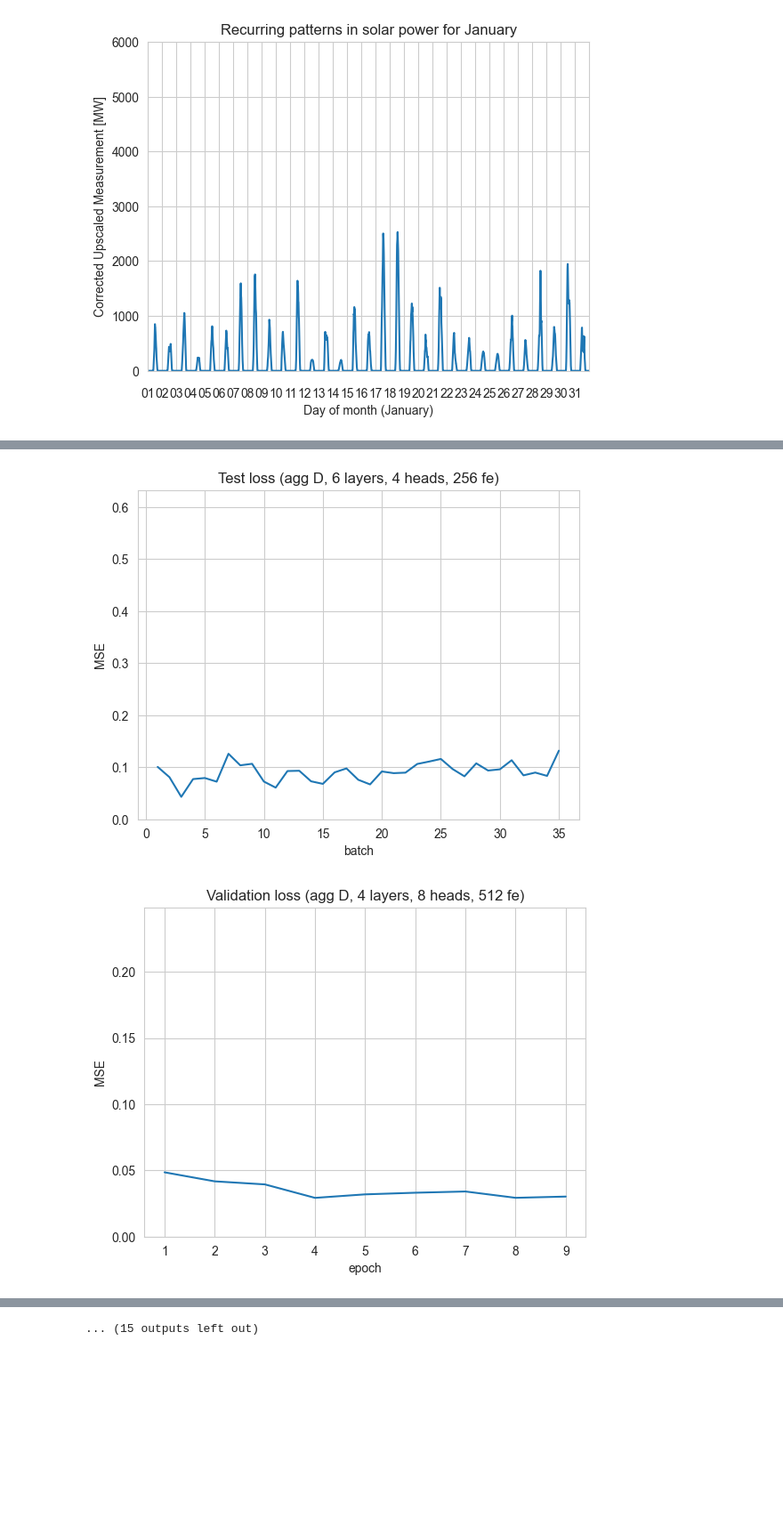
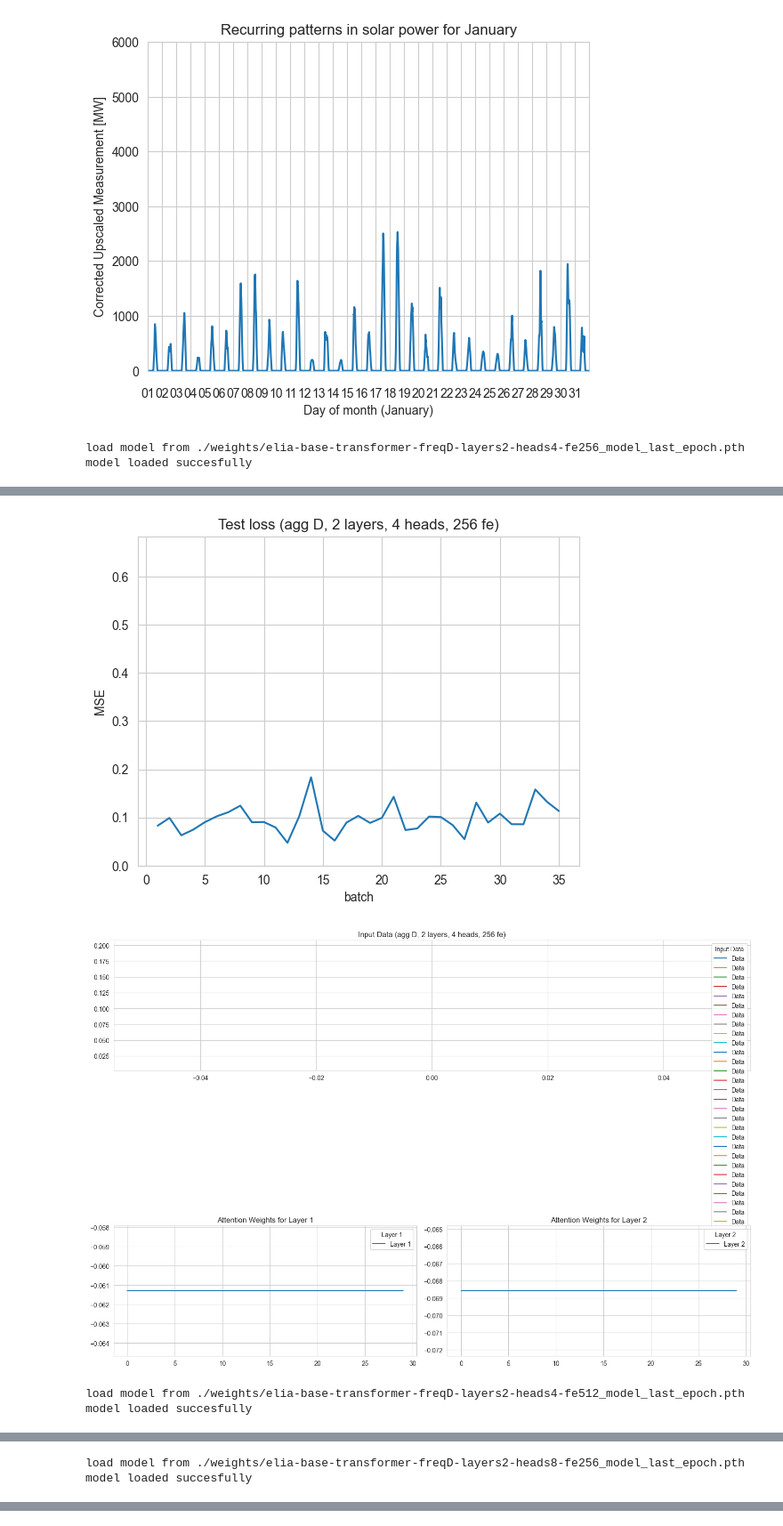
Before and after one commit to avhou/dne, a Jupyter notebook: code/figures.ipynb, the cells around one changed output, grey strips where cells are left out. Shown at 89% size. Drawn from its saved outputs; the diff is of its cells as text; code cells hidden in the pictures; blank space fills up the shorter version.

Commit message:
add support for attention visualisation

```diff
--- a/code/figures.ipynb
+++ b/code/figures.ipynb
@@ -35,20 +60,20 @@ import matplotlib.pyplot as plt
 import seaborn as sns
 import matplotlib.pyplot as plt
 from typing import *
-import re
 import os
+import building_blocks
+from utils import ConfigSettings
 
-def determine_params(filename: str) -> Tuple[str, int, int, int]:
-    matches = re.search("(.*)-freq(.*)-layers(\d*)-heads(\d*)-fe(\d*)_(.*)_losses\.pkl", filename)
-    return (str(matches.group(2)), int(matches.group(3)), int(matches.group(4)), int(matches.group(5)))
+
+from importlib import reload
+reload(building_blocks)
+from building_blocks import *
 
 def figure_filename(kind: str, freq: str, layers: int, heads: int, fe: int) -> str:
-    return f"./figures/{kind}-loss-freq{freq}-layers{layers}-heads{heads}-fe{fe}.png"
+    return f"./figures/{kind}-loss-{filename_part(encoder_type, freq, layers, heads, fe)}.png"
 
-
-def plot_train_validation_loss(file: str):
+def plot_train_validation_loss(file: str, freq: str, layers: int, heads: int, fe: int):
     data = pd.read_pickle(file)
-    freq, layers, heads, fe = determine_params(file)
     data['epoch'] = pd.Series([int(x) + 1 for x in range(len(data))])
 
     fig, ax = plt.subplots()
@@ -56,18 +81,17 @@ def plot_train_validation_loss(file: str):
     g.set_title(f"Validation loss (agg {freq}, {layers} layers, {heads} heads, {fe} fe)")
     g.set_ylabel("MSE")
     g.set_ylim([0, np.max(data['validation']) + 0.2])
-    fig.savefig(figure_filename("validation", freq, layers, heads, fe))
+    fig.savefig(figure_filename("validation", freq, layers, heads, fe), bbox_inches='tight')
 
     fig, ax = plt.subplots()
     g = sns.lineplot(ax = ax, data=data, x='epoch', y='training')
     g.set_title(f"Training loss (agg {freq}, {layers} layers, {heads} heads, {fe} fe)")
     g.set_ylabel("MSE")
     g.set_ylim([0, np.max(data['training']) + 0.5])
-    fig.savefig(figure_filename("training", freq, layers, heads, fe))
+    fig.savefig(figure_filename("training", freq, layers, heads, fe), bbox_inches='tight')
 
-def plot_test_loss(file: str):
+def plot_test_loss(file: str, freq: str, layers: int, heads: int, fe: int):
     data = pd.read_pickle(file)
-    freq, layers, heads, fe = determine_params(file)
     data['batch'] = pd.Series([int(x) + 1 for x in range(len(data))])
 
     fig, ax = plt.subplots()
@@ -77,8 +101,45 @@ def plot_test_loss(file: str):
     g.set_ylim([0, np.max(data['test']) + 0.5])
     fig.savefig(figure_filename("test", freq, layers, heads, fe))
 
-for file in os.listdir("./weights"):
-    if file.endswith("train_val_losses.pkl") and file.startswith("elia"):
-        plot_train_validation_loss(os.path.join("./weights", file))
-        plot_test_loss(os.path.join("./weights", file.removesuffix("train_val_losses.pkl") + "test_losses.pkl"))
+
+device = "cuda" if torch.cuda.is_available() else "cpu"
+frequencies = ["D"]
+layers = [2, 4, 6]
+heads = [4, 8]
+forward_expansions = [256, 512]
+encoder_type = "PositionalEncodingEncoder"
+cf = ConfigSettings(config_path='config.ini')
+for freq, layer, head, forward_expansion in ([(frequency, num_layer, head, forward_expansion) for frequency in frequencies for num_layer in layers for head in heads for forward_expansion in forward_expansions]):
+    train_val_losses = f"./weights/elia-base-transformer-freq{freq}-layers{layer}-heads{head}-fe{forward_expansion}_train_val_losses.pkl"
+    test_losses = f"./weights/elia-base-transformer-freq{freq}-layers{layer}-heads{head}-fe{forward_expansion}_test_losses.pkl"
+    if (not os.path.exists(train_val_losses)):
+        print(f"could not find validation and training losses {train_val_losses}")
+    else:
+        plot_train_validation_loss(train_val_losses, freq, layer, head, forward_expansion)
+    if (not os.path.exists(test_losses)):
+        print(f"could not find test losses {test_losses}")
+    else:
+        plot_test_loss(test_losses, freq, layer, head, forward_expansion)
+
+    model_last_epoch = f"./weights/elia-base-transformer-freq{freq}-layers{layer}-heads{head}-fe{forward_expansion}_model_last_epoch.pth"
+    if (not os.path.exists(model_last_epoch)):
+        print(f"could not find model last epoch {model_last_epoch}")
+    else:
+        model_params = generate_model_params(cf, device, encoder_type, layer, head, forward_expansion)
+        model = TimeSeriesTransformer.from_params(model_params).to(device)
+        print(f"load model from {model_last_epoch}")
+        model.load_state_dict(torch.load(model_last_epoch))
+        print(f"model loaded succesfully")
+
+        (train_loader, _, _) = generate_loaders(cf, freq)
+
+        inputs, _ = next(iter(train_loader))
+        inputs = inputs.to(device)
+
+        model.eval()
+        with torch.no_grad():
+            _, attention_weights = model(inputs)
+            viz_attention(inputs, attention_weights, encoder_type, freq, layer, head, forward_expansion)
 # %% [output]
+load model from ./weights/elia-base-transformer-freqD-layers2-heads4-fe256_model_last_epoch.pth
+model loaded succesfully
@@ -87,2 +148,4 @@ for file in os.listdir("./weights"):
-[figure, old version]
+[figure, new version]
-[figure, old version]
+[figure, new version]
+load model from ./weights/elia-base-transformer-freqD-layers2-heads4-fe512_model_last_epoch.pth
+model loaded succesfully
@@ -92,0 +156,2 @@ for file in os.listdir("./weights"):
+load model from ./weights/elia-base-transformer-freqD-layers2-heads8-fe256_model_last_epoch.pth
+model loaded succesfully
@@ -97 +158,0 @@ for file in os.listdir("./weights"):
-... (15 outputs left out)
```
Also changed, not shown: parts of 2 cells of this notebook, 1 other file.
